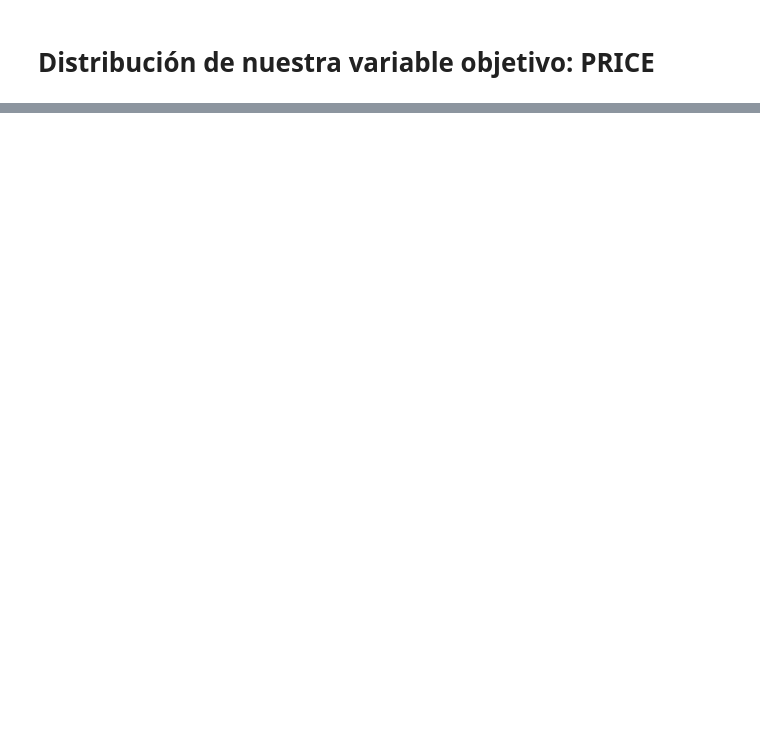
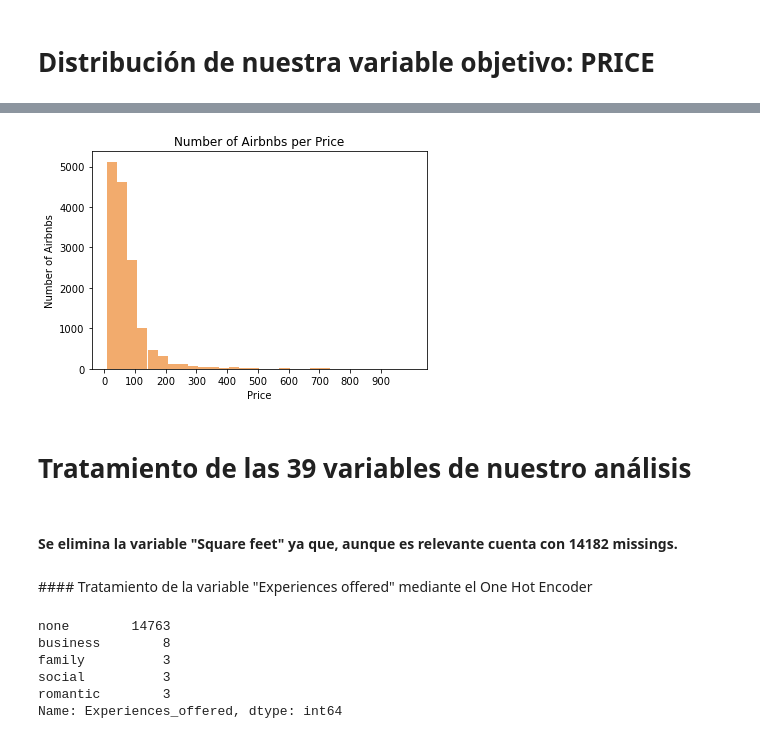
Before and after one commit to angelaescolar/Practica_Final_ML, a Jupyter notebook: Practica_Final.ipynb, the cells around one changed output, grey strips where cells are left out. Saved outputs shown, nothing was run; the diff lists cells and outputs as text; code cells hidden in the pictures; blank space fills up the shorter version.

```diff
--- a/Practica_Final.ipynb
+++ b/Practica_Final.ipynb
@@ -383,0 +385,15 @@ print()
+# %%
+# Se grafica la distribución de los valores que toma la variable objetivo
+
+plt.hist(data_new_1.Price, bins=30, color='#F2AB6D')
+plt.xticks(np.arange(0, np.max(data_new_1.Price),100))
+plt.xlabel("Price")
+plt.ylabel("Number of Airbnbs")
+plt.title("Number of Airbnbs per Price")
+plt.show()
+# %% [output]
+[figure, added]
+# %% [markdown]
+# Tratamiento de las 39 variables de nuestro análisis
+# %% [markdown]
+#### Se elimina la variable "Square feet" ya que, aunque es relevante cuenta con 14182 missings.
@@ -383,0 +402,11 @@ print()
+# %% [markdown]
+#### Tratamiento de la variable "Experiences offered" mediante el One Hot Encoder
+# %%
+data_new_1.Experiences_offered.value_counts()
+# %% [output]
+none        14763
+business        8
+family          3
+social          3
+romantic        3
+Name: Experiences_offered, dtype: int64
```
Also changed, not shown: parts of 26 cells of this notebook.
